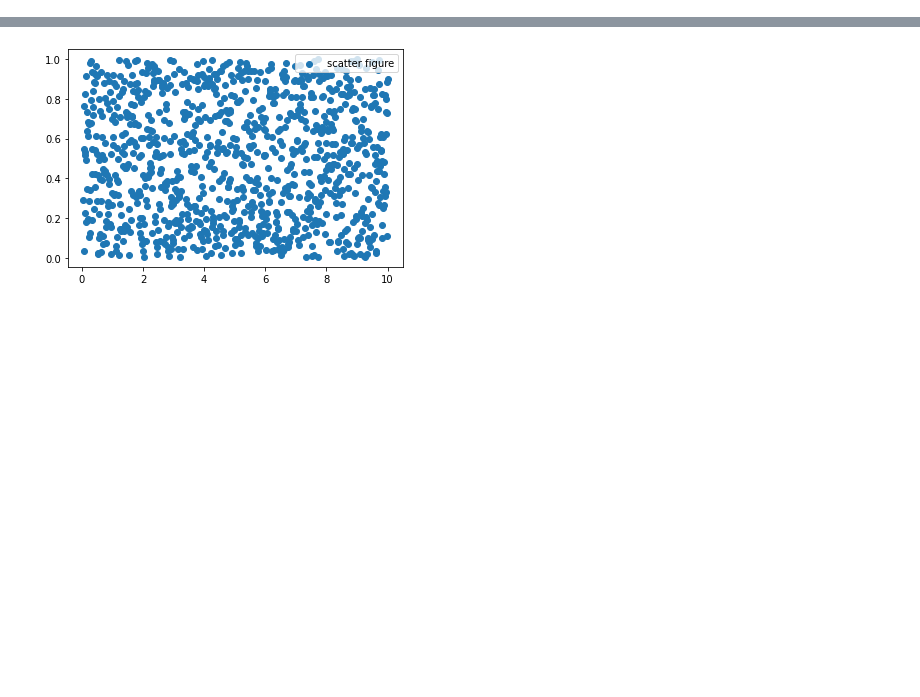
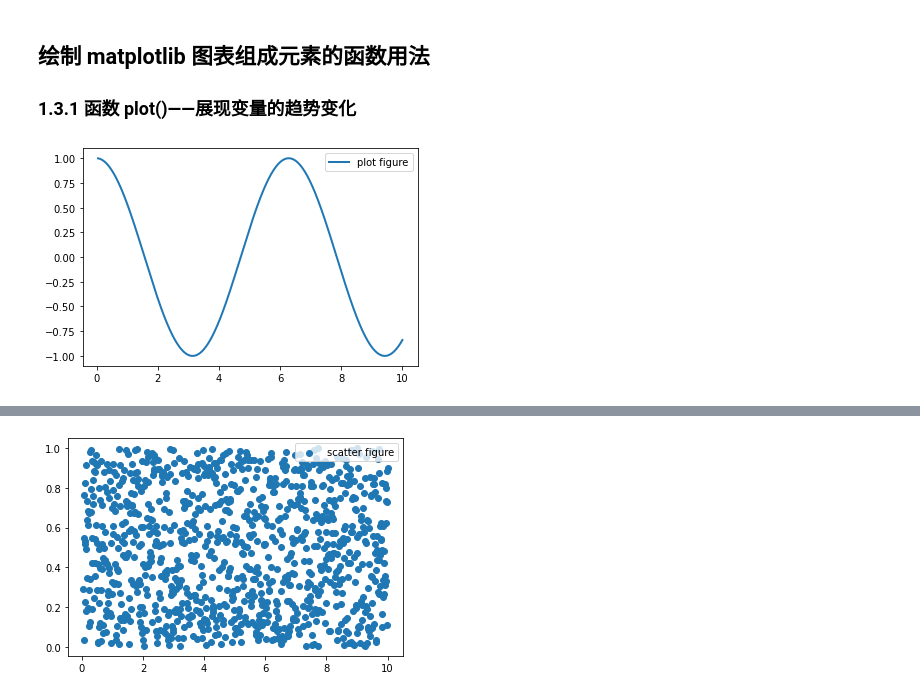
Before and after one commit to Mark-Walen/matplotlib-app, a Jupyter notebook: paragraph01/1. 使用函数绘制 matplotlib 的图表组成元素.ipynb, the cells around one changed output, grey strips where cells are left out. Cells and saved outputs as stored; diff of their text form; code cells hidden in the pictures; blank space fills up the shorter version.

```diff
--- a/paragraph01/1. 使用函数绘制 matplotlib 的图表组成元素.ipynb
+++ b/paragraph01/1. 使用函数绘制 matplotlib 的图表组成元素.ipynb
@@ -0,0 +1,16 @@
+# %% [markdown]
+## 绘制 matplotlib 图表组成元素的函数用法
+### 1.3.1 函数 plot()——展现变量的趋势变化
+# %%
+import matplotlib.pyplot as plt
+import numpy as np
+
+x = np.linspace(0.05, 10, 1000)
+y = np.cos(x)
+
+plt.plot(x,y,ls="-",lw=2,label="plot figure")
+
+plt.legend()
+plt.show()
+# %% [output]
+[figure, added]
```
Also changed, not shown: parts of 2 cells of this notebook.
